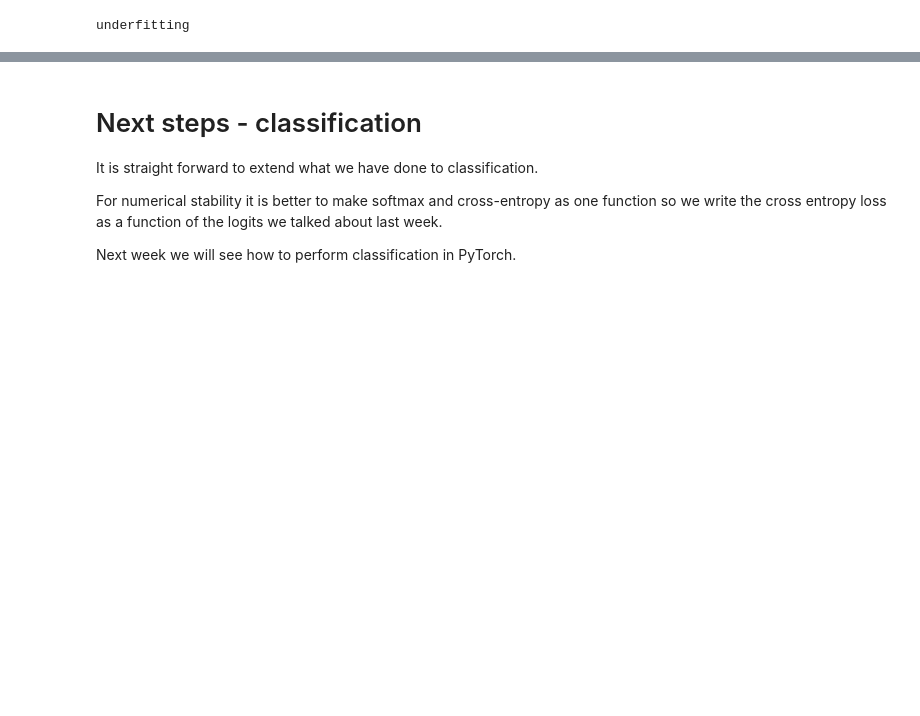
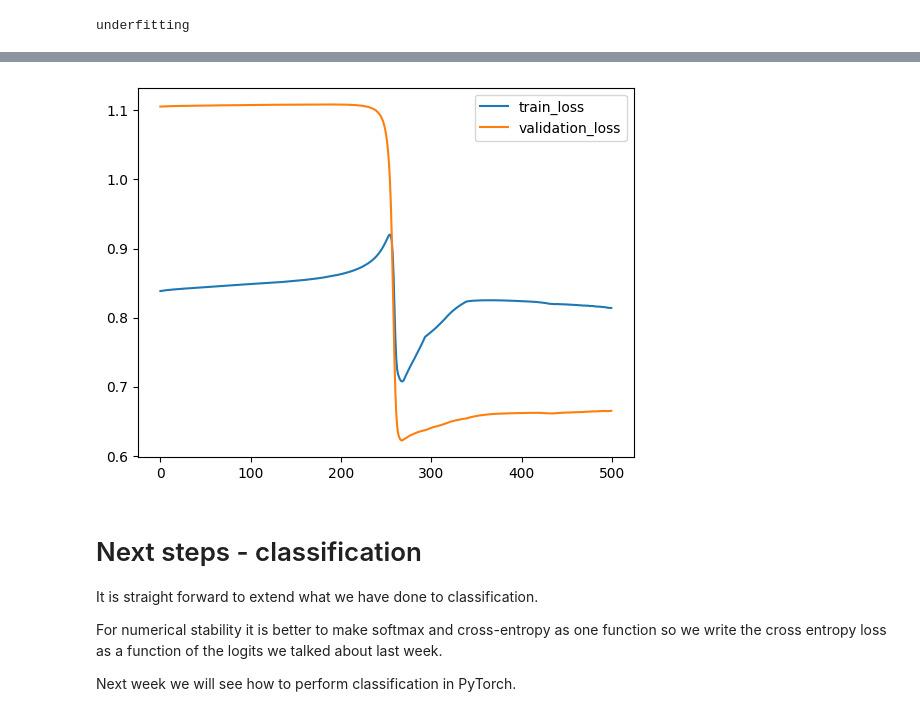
Before and after one commit to ChuhanZhou/02456-deep-learning-with-PyTorch, a Jupyter notebook: 2_Feedforward_Python/2.1-EXE-FNN-AutoDif-Nanograd.ipynb, the cells around one changed output, grey strips where cells are left out. Saved outputs shown, nothing was run; the diff lists cells and outputs as text; code cells hidden in the pictures; blank space fills up the shorter version.

```diff
--- a/2_Feedforward_Python/2.1-EXE-FNN-AutoDif-Nanograd.ipynb
+++ b/2_Feedforward_Python/2.1-EXE-FNN-AutoDif-Nanograd.ipynb
@@ -1121,7 +1121,7 @@ def fitting_test(EPOCHS = 100, LEARN_R_List = [[1000,1e-3]],train_batch_data=[],
     plt.show()
 # %%
 x_train, y_train,  x_validation, y_validation, x_test, y_test = data_generator(noise=0.1,n_samples=300, D1=True)
-batch_size = 20
+batch_size = 8
 train_num = len(x_train)
 
 train_batch_set = []
@@ -1152,6 +1152,6 @@ print("underfitting")
 underfitting
 # %%
 print("right fitting")
-fitting_test(500,[[1,1e-1]],train_batch_set,validation_data)
+fitting_test(500,[[1,1e-2]],train_batch_set,validation_data)
 # %% [output]
 right fitting
@@ -1166,3 +1168,4 @@ right fitting
+[figure, added]
 # %% [markdown]
 # Next steps - classification
 
```
Also changed, not shown: parts of 1 cell of this notebook.
